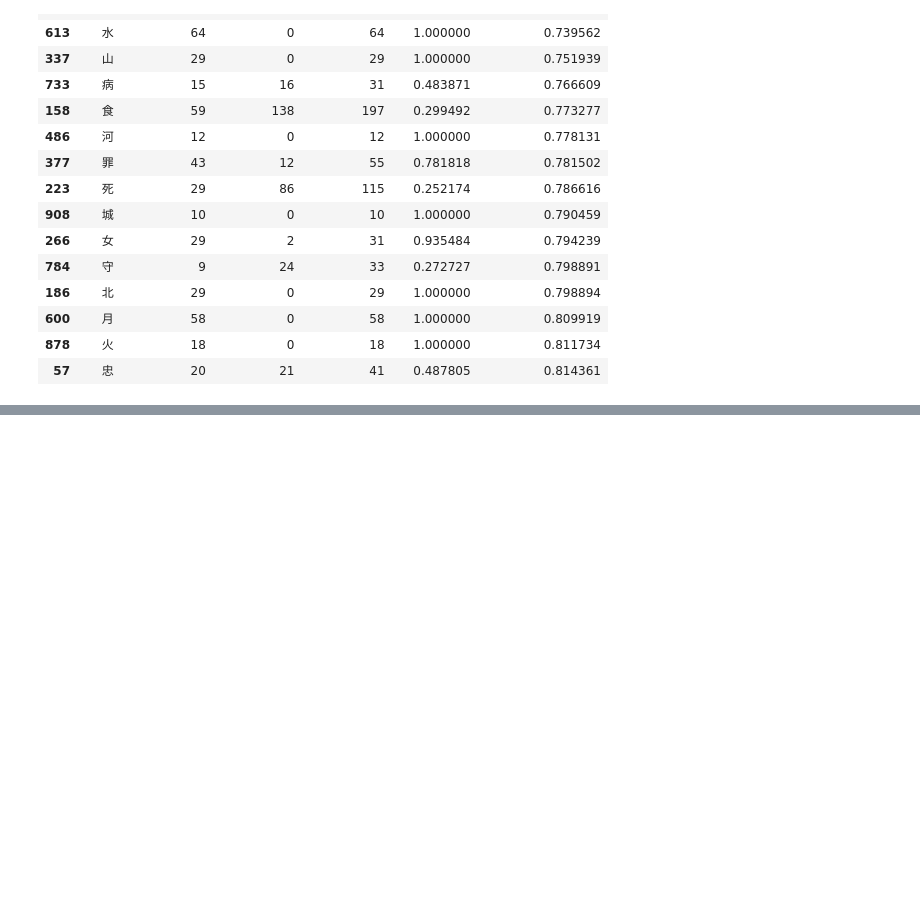
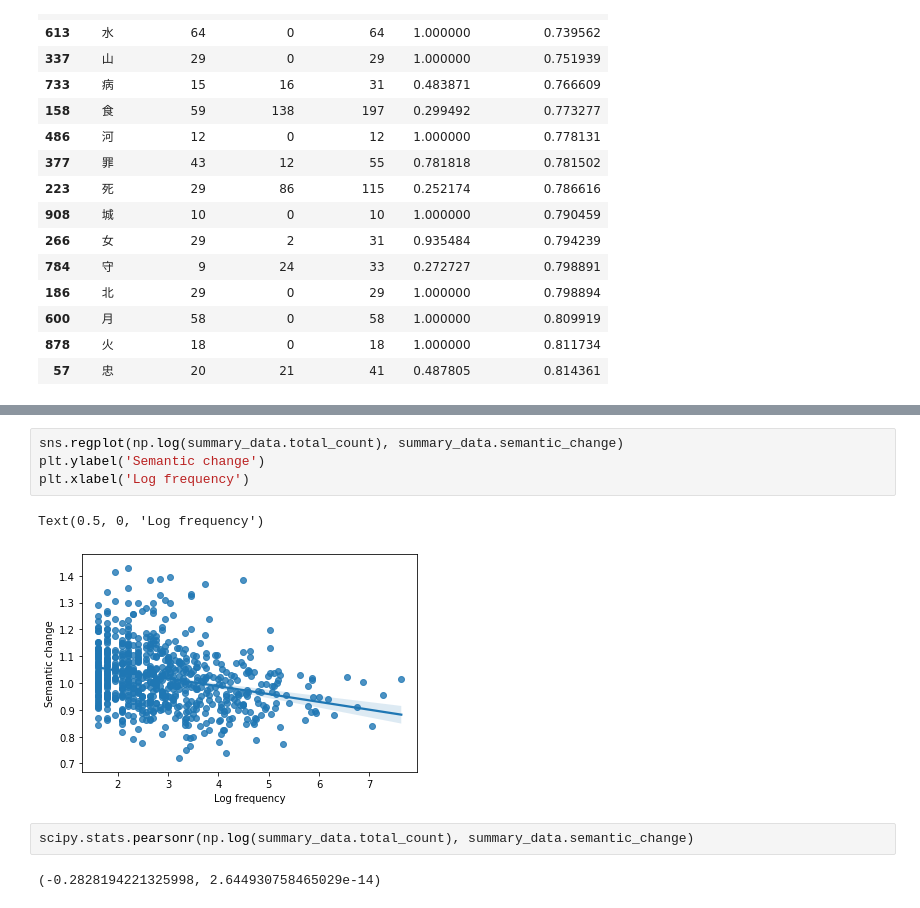
Before and after one commit to lucky-bai/csc2611-semantic-change, a Jupyter notebook: Project/notebooks/AlignVectors.ipynb, the cells around one changed output, grey strips where cells are left out. Saved outputs shown, nothing was run; the diff lists cells and outputs as text; blank space fills up the shorter version.

```diff
--- a/Project/notebooks/AlignVectors.ipynb
+++ b/Project/notebooks/AlignVectors.ipynb
@@ -133,0 +136,11 @@ scipy.stats.pearsonr(summary_data.noun_ratio, summary_data.semantic_change)
+# %%
+sns.regplot(np.log(summary_data.total_count), summary_data.semantic_change)
+plt.ylabel('Semantic change')
+plt.xlabel('Log frequency')
+# %% [output]
+Text(0.5, 0, 'Log frequency')
+[figure, added]
+# %%
+scipy.stats.pearsonr(np.log(summary_data.total_count), summary_data.semantic_change)
+# %% [output]
+(-0.2828194221325998, 2.644930758465029e-14)
```
Also changed, not shown: parts of 3 cells of this notebook, 3 other files.
